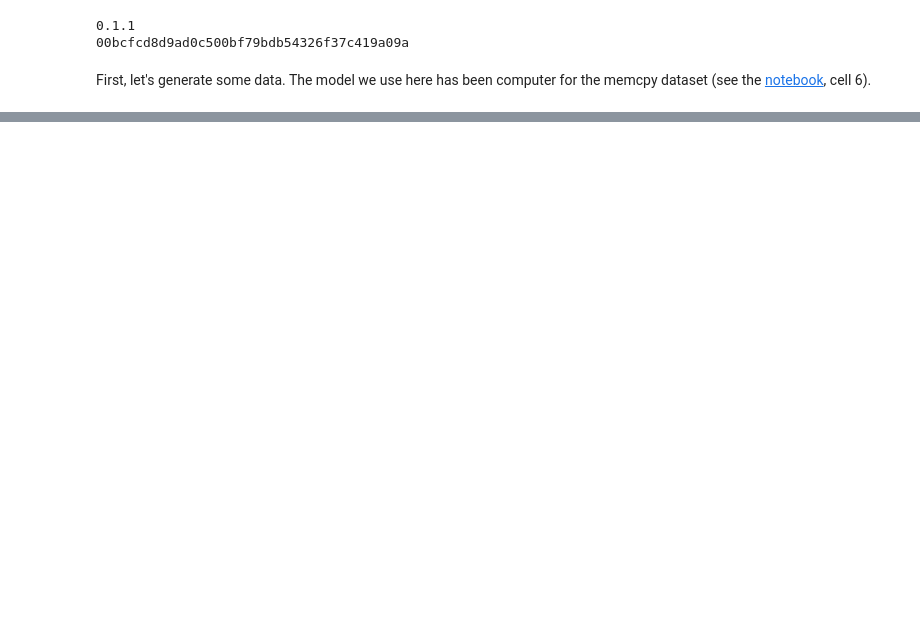
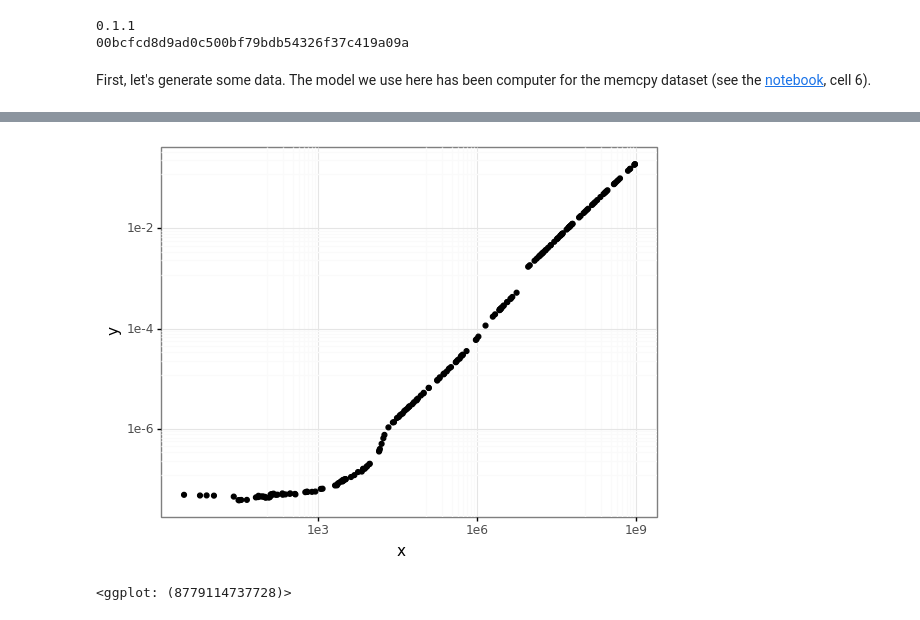
Before and after one commit to Ezibenroc/thesis, a Jupyter notebook: figures_ipynb/pycewise.ipynb, the cells around one changed output, grey strips where cells are left out. Drawn from its saved outputs; the diff is of its cells as text; code cells hidden in the pictures; blank space fills up the shorter version.

```diff
--- a/figures_ipynb/pycewise.ipynb
+++ b/figures_ipynb/pycewise.ipynb
@@ -106 +111,17 @@ pred_heteroscedastic['noise'] = 'heteroscedastic'
+# %%
+df_real = pandas.read_csv('../data/prediction/modeling/network/pycewise/memcpy_small.csv')
+df_real.columns = ['x', 'y']
+df_real['noise'] = 'real data'
+print(ggplot(df_real)
+    + aes(x='x', y='y')
+    + geom_point()
+    + scale_x_log10()
+    + scale_y_log10()
+    + theme_bw()
+)
+pred_real = pandas.concat([compute_df_pred(df_real, mode) for mode in ['BIC', 'weighted', 'log', 'datadog']])
+pred_real['noise'] = 'real data'
+# %% [output]
+[figure, added]
+<ggplot: (8779114737728)>
 # %%
```
Also changed, not shown: parts of 13 cells of this notebook, 4 other files.
